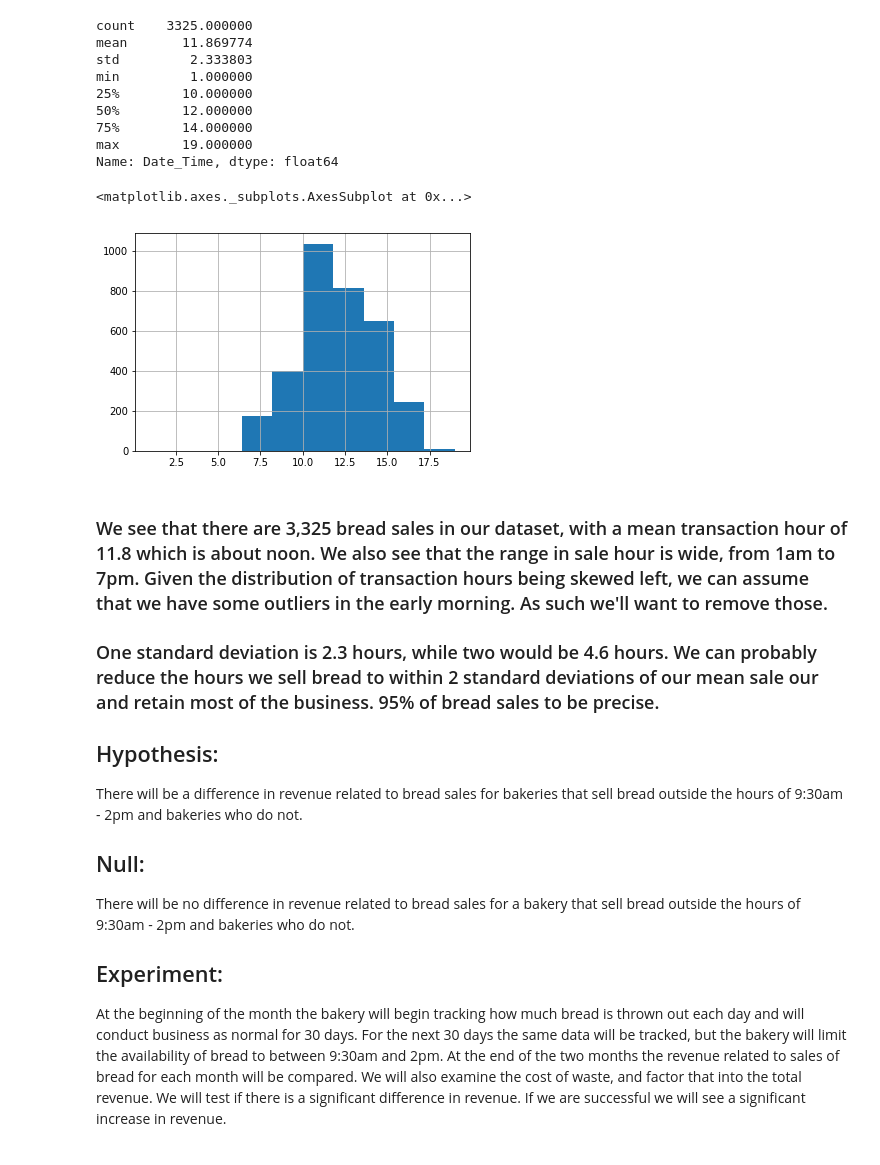
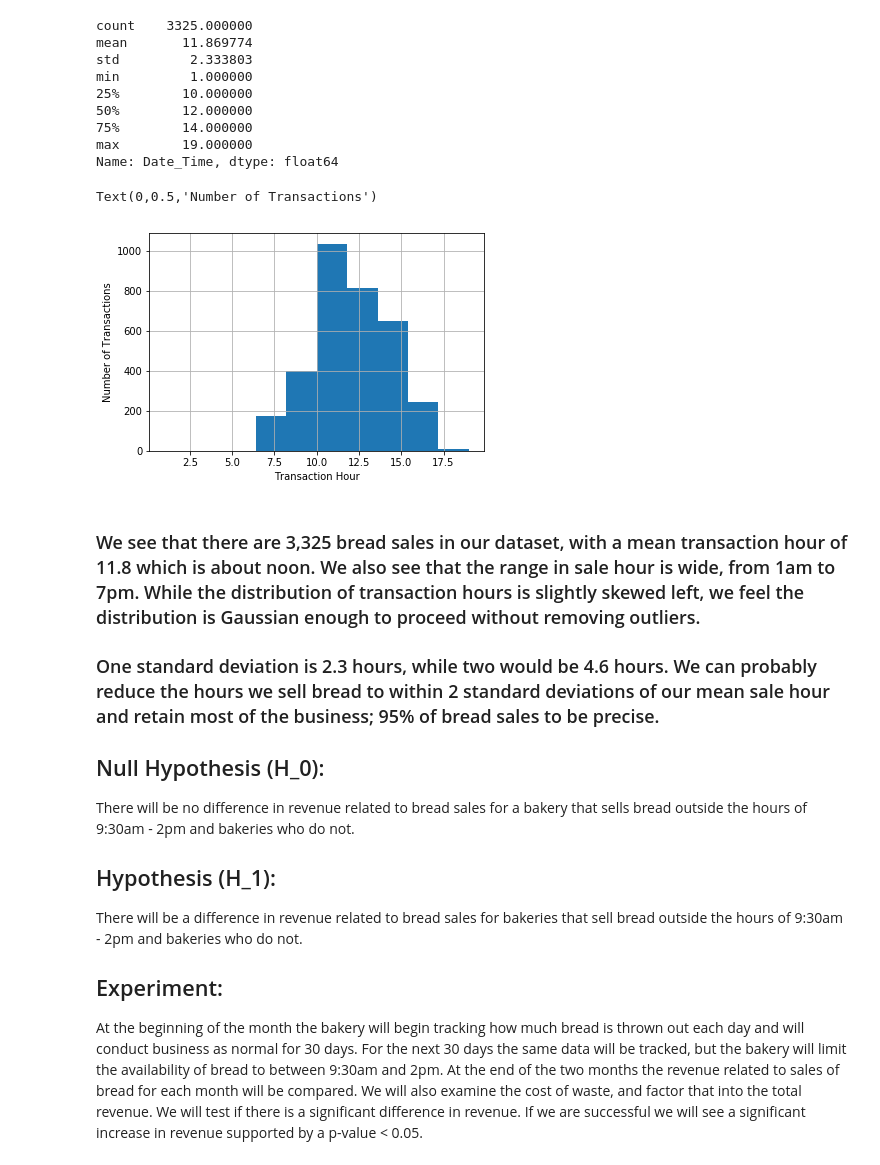
Before and after one commit to zgod89/Thinkful, a Jupyter notebook: unit1/u1cap.ipynb, the cells around one changed output. Drawn from its saved outputs; the diff is of its cells as text; code cells hidden in the pictures.

```diff
--- a/unit1/u1cap.ipynb
+++ b/unit1/u1cap.ipynb
@@ -181,18 +172,24 @@ Name: Date_Time, dtype: float64
 # %%
 # Making a histogram to show the distribution
 # of transaction hours for bread
+
+fig, ax = plt.subplots()
+
 df.Date_Time.dt.hour.hist()
+ax.set_xlabel('Transaction Hour')
+ax.set_ylabel('Number of Transactions')
 # %% [output]
-<matplotlib.axes._subplots.AxesSubplot at 0x...>
+Text(0,0.5,'Number of Transactions')
-[figure, old version]
+[figure, new version]
 # %% [markdown]
-### We see that there are 3,325 bread sales in our dataset, with a mean transaction hour of 11.8 which is about noon. We also see that the range in sale hour is wide, from 1am to 7pm. Given the distribution of transaction hours being skewed left, we can assume that we have some outliers in the early morning. As such we'll want to remove those.
+### We see that there are 3,325 bread sales in our dataset, with a mean transaction hour of 11.8 which is about noon. We also see that the range in sale hour is wide, from 1am to 7pm. While the distribution of transaction hours is slightly skewed left, we feel the distribution is Gaussian enough to proceed without removing outliers.
 
-### One standard deviation is 2.3 hours, while two would be 4.6 hours. We can probably reduce the hours we sell bread to within 2 standard deviations of our mean sale our and retain most of the business. 95% of bread sales to be precise.
+### One standard deviation is 2.3 hours, while two would be 4.6 hours. We can probably reduce the hours we sell bread to within 2 standard deviations of our mean sale hour and retain most of the business; 95% of bread sales to be precise.
 
-## Hypothesis:
+
+## Null Hypothesis (H_0):
+There will be no difference in revenue related to bread sales for a bakery that sells bread outside the hours of 9:30am - 2pm and bakeries who do not.
+## Hypothesis (H_1):
 There will be a difference in revenue related to bread sales for bakeries that sell bread outside the hours of 9:30am - 2pm and bakeries who do not.
-## Null:
-There will be no difference in revenue related to bread sales for a bakery that sell bread outside the hours of 9:30am - 2pm and bakeries who do not.
 ## Experiment:
-At the beginning of the month the bakery will begin tracking how much bread is thrown out each day and will conduct business as normal for 30 days. For the next 30 days the same data will be tracked, but the bakery will limit the availability of bread to between 9:30am and 2pm. At the end of the two months the revenue related to sales of bread for each month will be compared. We will also examine the cost of waste, and factor that into the total revenue. We will test if there is a significant difference in revenue. If we are successful we will see a significant increase in revenue.
+At the beginning of the month the bakery will begin tracking how much bread is thrown out each day and will conduct business as normal for 30 days. For the next 30 days the same data will be tracked, but the bakery will limit the availability of bread to between 9:30am and 2pm. At the end of the two months the revenue related to sales of bread for each month will be compared. We will also examine the cost of waste, and factor that into the total revenue. We will test if there is a significant difference in revenue. If we are successful we will see a significant increase in revenue supported by a p-value < 0.05.
```
Also changed, not shown: parts of 12 cells of this notebook.
